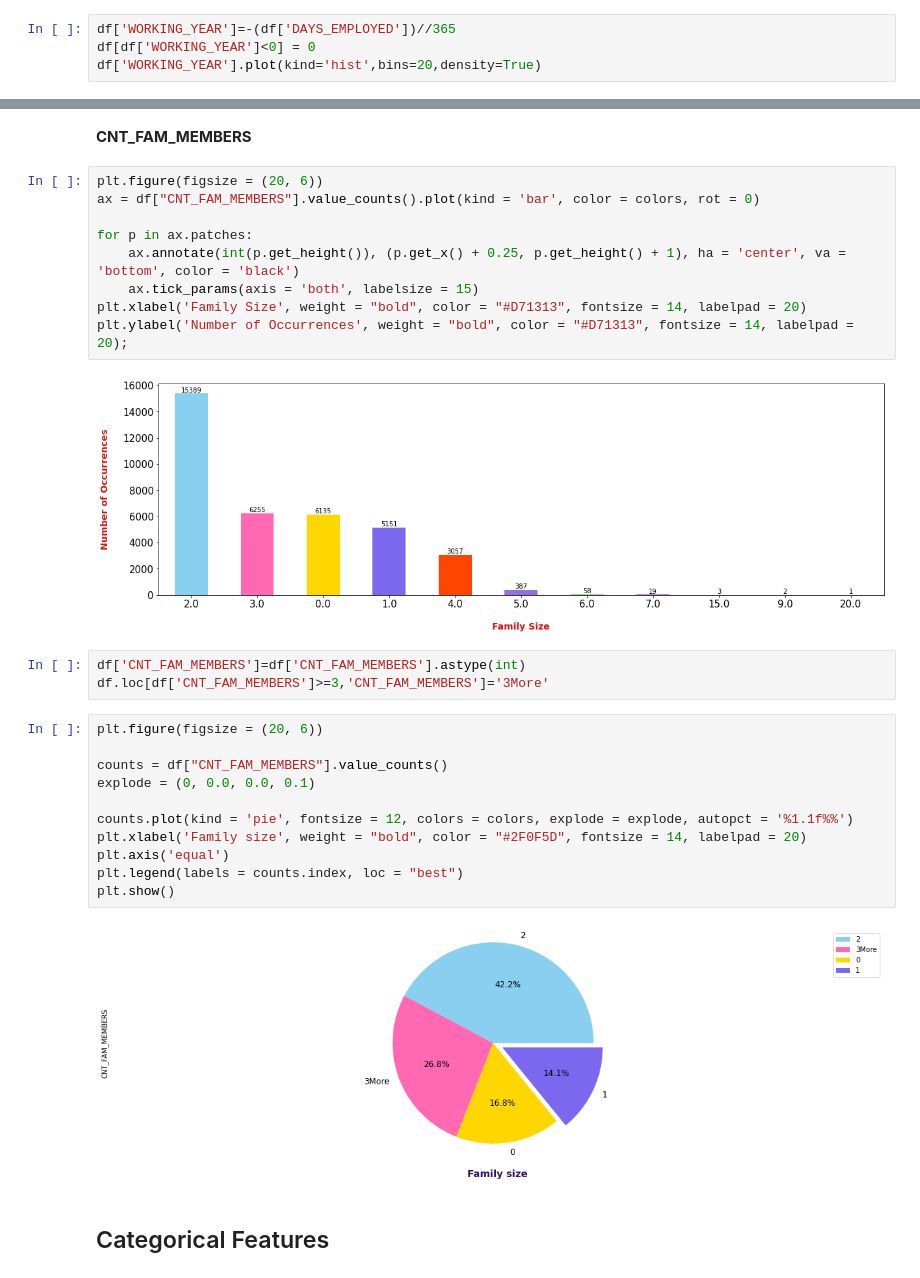
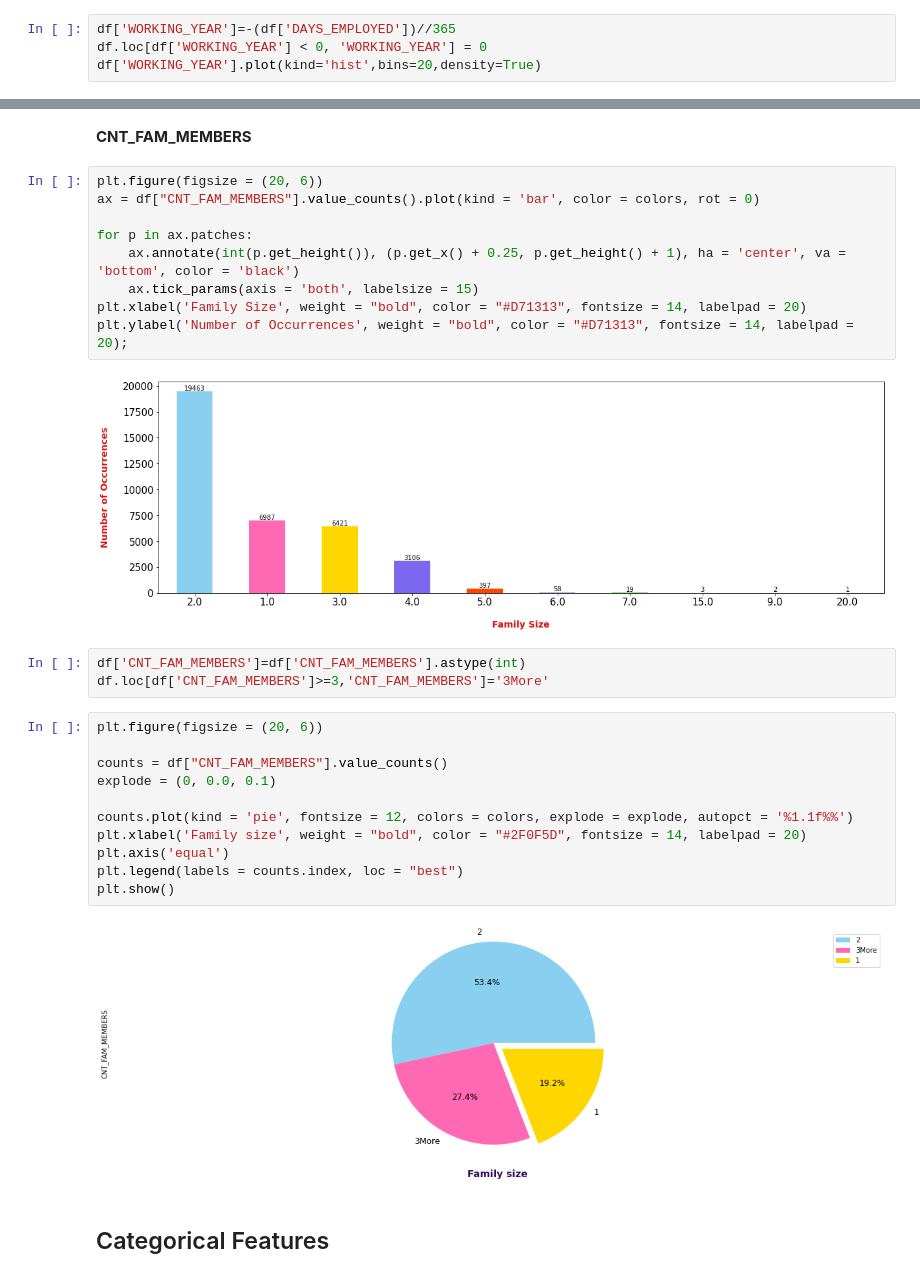
Before and after one commit to nguyenbathanh37/BI-Final, a Jupyter notebook: EDA datasets.ipynb, the cells around one changed output, grey strips where cells are left out. Saved outputs shown, nothing was run; the diff lists cells and outputs as text.

```diff
--- a/EDA datasets.ipynb
+++ b/EDA datasets.ipynb
@@ -512,7 +512,7 @@ plt.show()
 **DAYS_EMPLOYED**
 # %%
 df['WORKING_YEAR']=-(df['DAYS_EMPLOYED'])//365
-df[df['WORKING_YEAR']<0] = 0
+df.loc[df['WORKING_YEAR'] < 0, 'WORKING_YEAR'] = 0
 df['WORKING_YEAR'].plot(kind='hist',bins=20,density=True)
 # %% [output]
 <AxesSubplot:ylabel='Frequency'>
@@ -546,22 +546,22 @@ for p in ax.patches:
 plt.xlabel('Family Size', weight = "bold", color = "#D71313", fontsize = 14, labelpad = 20)
 plt.ylabel('Number of Occurrences', weight = "bold", color = "#D71313", fontsize = 14, labelpad = 20);
 # %% [output]
-[figure, old version]
+[figure, new version]
 # %%
 df['CNT_FAM_MEMBERS']=df['CNT_FAM_MEMBERS'].astype(int)
 df.loc[df['CNT_FAM_MEMBERS']>=3,'CNT_FAM_MEMBERS']='3More'
 # %%
 plt.figure(figsize = (20, 6))
 
 counts = df["CNT_FAM_MEMBERS"].value_counts()
-explode = (0, 0.0, 0.0, 0.1)
+explode = (0, 0.0, 0.1)
 
 counts.plot(kind = 'pie', fontsize = 12, colors = colors, explode = explode, autopct = '%1.1f%%')
 plt.xlabel('Family size', weight = "bold", color = "#2F0F5D", fontsize = 14, labelpad = 20)
 plt.axis('equal')
 plt.legend(labels = counts.index, loc = "best")
 plt.show()
 # %% [output]
-[figure, old version]
+[figure, new version]
 # %% [markdown]
 ## Categorical Features
```
Also changed, not shown: parts of 15 cells of this notebook.
